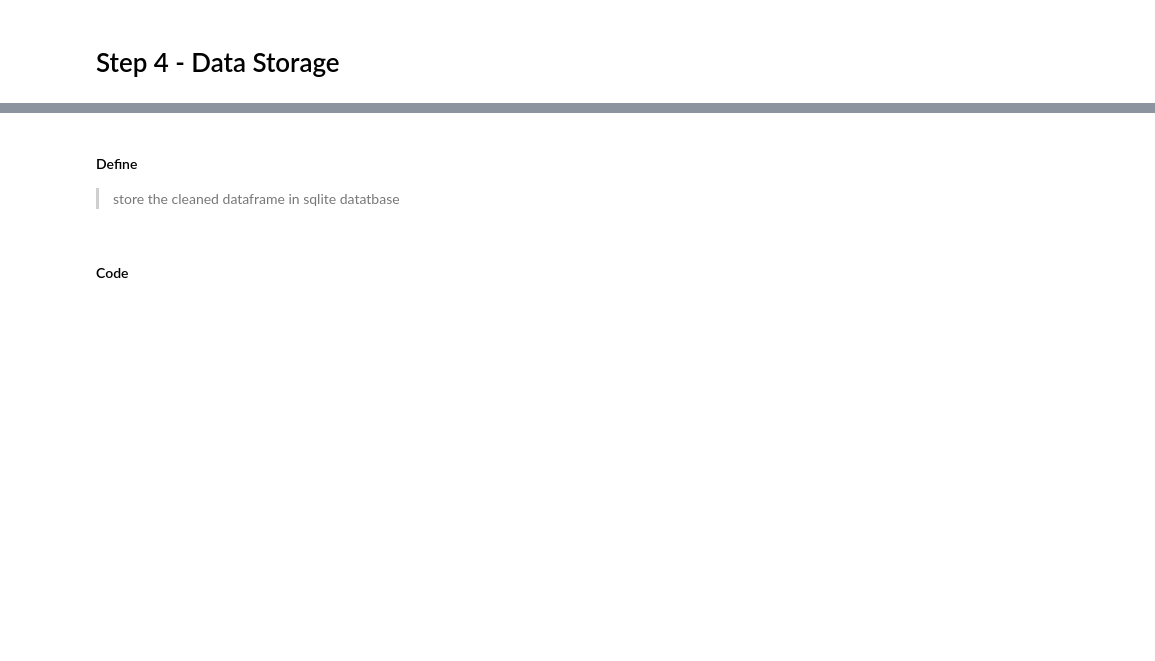
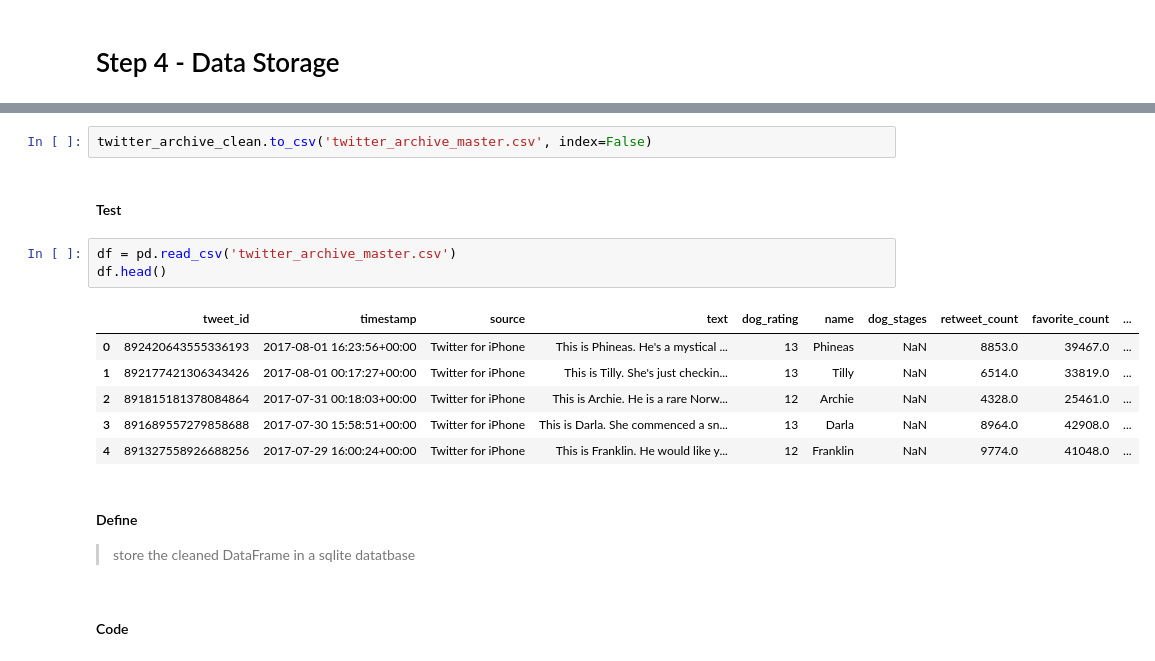
Before and after one commit to techacct/DA-WerateDogs, a Jupyter notebook: wrangle_act.ipynb, the cells around one changed output, grey strips where cells are left out. Saved outputs shown, nothing was run; the diff lists cells and outputs as text; blank space fills up the shorter version.

```diff
--- a/wrangle_act.ipynb
+++ b/wrangle_act.ipynb
@@ -654,6 +635,20 @@ twitter_archive_clean.describe()
+# %%
+twitter_archive_clean.to_csv('twitter_archive_master.csv', index=False)
+# %% [markdown]
+#### Test
+# %%
+df = pd.read_csv('twitter_archive_master.csv')
+df.head()
+# %% [output]
+|  | tweet_id | timestamp | source | text | dog_rating | name | dog_stages | retweet_count | favorite_count | ... |
+| 0 | 892420643555336193 | 2017-08-01 16:23:56+00:00 | Twitter for iPhone | This is Phineas. He's a mystical ... | 13 | Phineas | NaN | 8853.0 | 39467.0 | ... |
+| 1 | 892177421306343426 | 2017-08-01 00:17:27+00:00 | Twitter for iPhone | This is Tilly. She's just checkin... | 13 | Tilly | NaN | 6514.0 | 33819.0 | ... |
+| 2 | 891815181378084864 | 2017-07-31 00:18:03+00:00 | Twitter for iPhone | This is Archie. He is a rare Norw... | 12 | Archie | NaN | 4328.0 | 25461.0 | ... |
+| 3 | 891689557279858688 | 2017-07-30 15:58:51+00:00 | Twitter for iPhone | This is Darla. She commenced a sn... | 13 | Darla | NaN | 8964.0 | 42908.0 | ... |
+| 4 | 891327558926688256 | 2017-07-29 16:00:24+00:00 | Twitter for iPhone | This is Franklin. He would like y... | 12 | Franklin | NaN | 9774.0 | 41048.0 | ... |
 # %% [markdown]
 #### Define
-> store the cleaned dataframe in sqlite datatbase
+> store the cleaned DataFrame in a sqlite datatbase
 # %% [markdown]
 #### Code
 # %%
```
Also changed, not shown: parts of 30 cells of this notebook, 4 other files.
